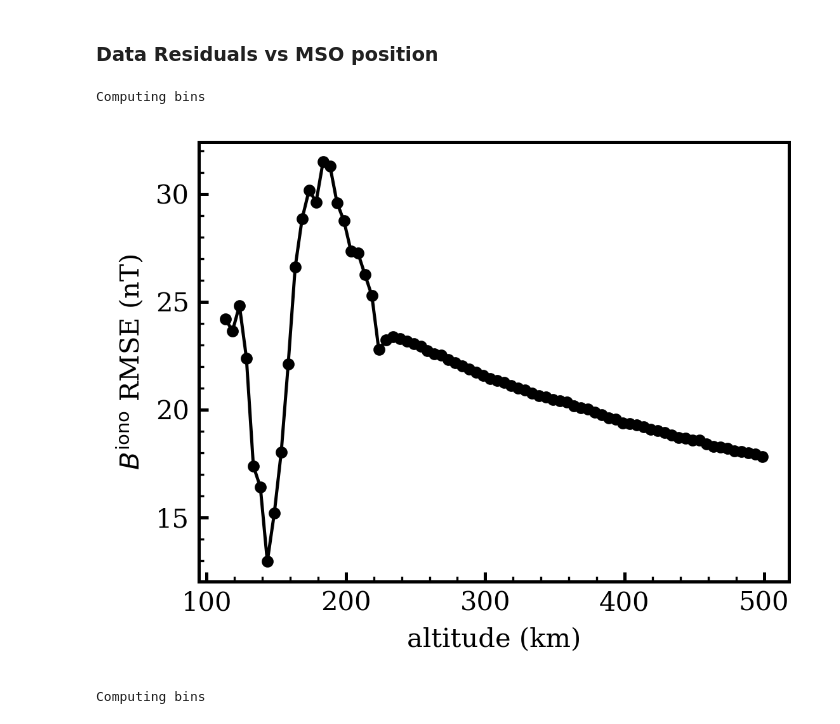
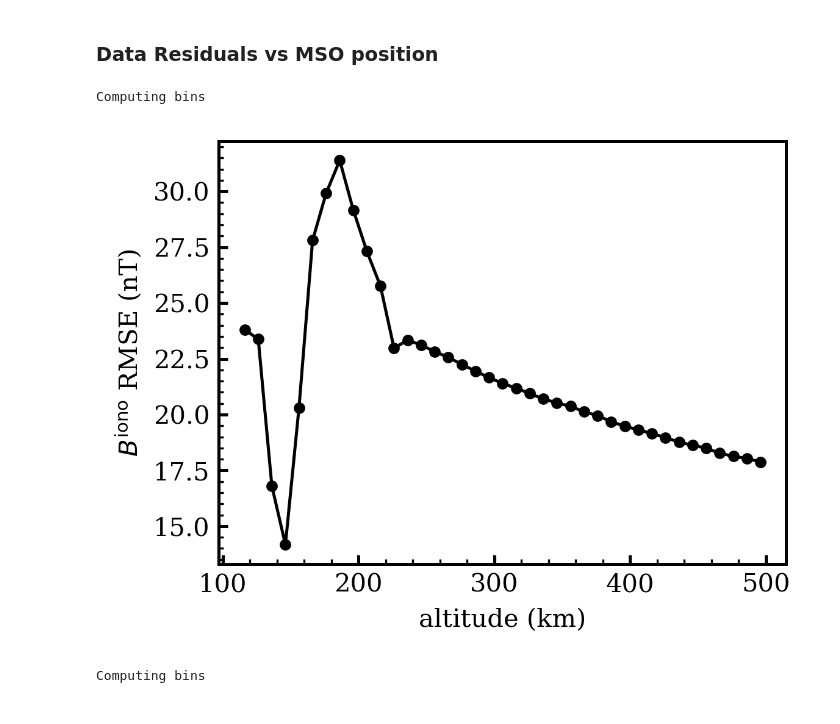
Before and after one commit to TimotheeDelcourt/mars_currents_pinn, a Jupyter notebook: scripts/playground.ipynb, the cells around one changed output. Drawn from its saved outputs; the diff is of its cells as text; code cells hidden in the pictures.

```diff
--- a/scripts/playground.ipynb
+++ b/scripts/playground.ipynb
@@ -60,0 +92,23 @@ Elapsed days between 2025-11-26 and 2026-01-18: 53 days
+# %%
+altitude = input_sph[:,0]
+altitude_all_time = altitude[condition]
+altitude_all_time = altitude_all_time[::100]
+altitude_dust_storm = altitude[condition_dust_storm & condition]
+
+alt_bins = np.arange(111, 651, 20)  # from 100 to 650 km with a step of 20 km
+B_iono_binned_all_time = []
+B_iono_binned_dust_storm = []
+for i in range(len(alt_bins)-1):
+    bin_mask_all_time = (altitude_all_time >= alt_bins[i]) & (altitude_all_time < alt_bins[i+1])
+    bin_mask_dust_storm = (altitude_dust_storm >= alt_bins[i]) & (altitude_dust_storm < alt_bins[i+1])
+
+    B_iono_binned_all_time.append(B_iono_all_time[bin_mask_all_time].mean().item())
+    B_iono_binned_dust_storm.append(B_iono_dust_storm[bin_mask_dust_storm].mean().item())
+
+plt.figure(figsize=(4, 3))
+plt.plot(alt_bins[:-1] + 10, B_iono_binned_all_time, label='All Time', marker='o')
+plt.plot(alt_bins[:-1] + 10, B_iono_binned_dust_storm, label='Dust Storm', marker='o')
+plt.xlabel('Altitude (km)')
+plt.ylabel('Mean B_iono(nT)')
+plt.legend()
+plt.savefig('figures/mean_B_iono_vs_altitude_2018duststorm.png', dpi=300)
@@ -527,7 +595,7 @@ def prepare_component_and_res(component, season = 'summer',day_side=False):
 
 
 
-def compute_and_plot(component_str, step, save=False):
+def compute_and_plot(component_str, step, save=False, savefile=False):
 
     if component_str == 'alt':
         component_str = 'altitude'
@@ -580,6 +648,17 @@ def compute_and_plot(component_str, step, save=False):
     # plt.xlim(0,250)
     if save:
         plt.savefig(f'figures/residuals/RMSEvs'+component_str+'_v3.pdf', dpi=300)
+    else:
+        plt.show()
+
+    if savefile:
+        np.save('figures/residuals/rmse_altitude_profile_bins.npy',bins)
+        np.save('figures/residuals/rmse_altitude_profile.npy',mses)
+        # df = pd.DataFrame({
+        #     'bins': bins,
+        #     'rmse':mses,
+        # })
+        # df.to_csv('figures/residuals/rmse_altitude_profile.csv')
 
 
     # plt.figure()
@@ -588,10 +667,10 @@ def compute_and_plot(component_str, step, save=False):
     # plt.ylabel('Density')
     # plt.show()
 # %%
-compute_and_plot('alt', step=5,save=False)
+compute_and_plot('alt', step=10,save=False,savefile=True)
 # %% [output]
 Computing bins
-[figure, old version]
+[figure, new version]
 # %%
 compute_and_plot('lon', step=10,save=True)
 # %% [output]
```
Also changed, not shown: parts of 5 cells of this notebook, 20 other files.
